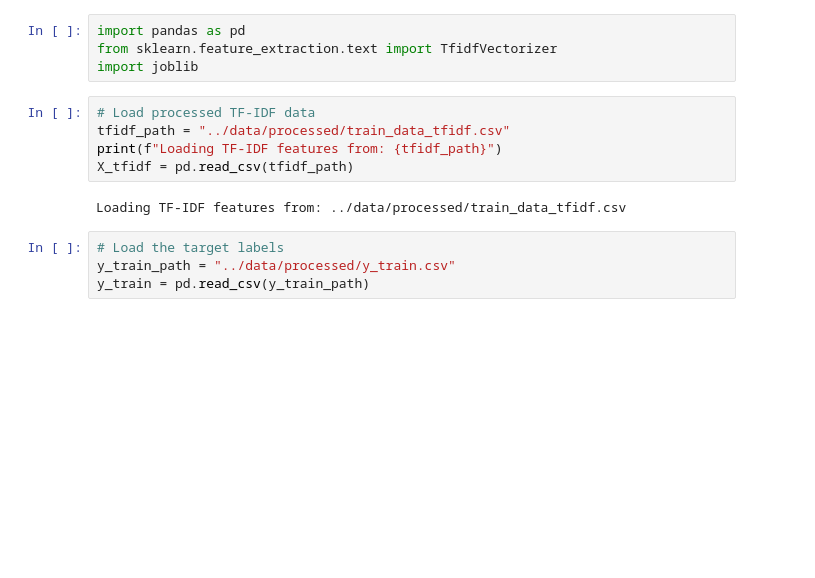
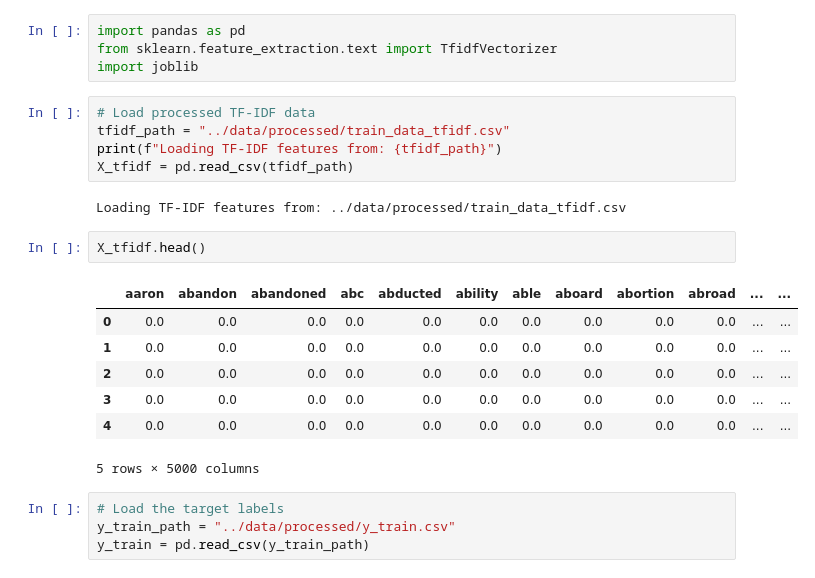
Before and after one commit to AarambhaAnta/movie-genre-classifier, a Jupyter notebook: notebooks/03_feature_engineering.ipynb, the cells around one changed output. Drawn from its saved outputs; the diff is of its cells as text; blank space fills up the shorter version.

```diff
--- a/notebooks/03_feature_engineering.ipynb
+++ b/notebooks/03_feature_engineering.ipynb
@@ -11,6 +11,16 @@ print(f"Loading TF-IDF features from: {tfidf_path}")
 X_tfidf = pd.read_csv(tfidf_path)
 # %% [output]
 Loading TF-IDF features from: ../data/processed/train_data_tfidf.csv
+# %%
+X_tfidf.head()
+# %% [output]
+|  | aaron | abandon | abandoned | abc | abducted | ability | able | aboard | abortion | abroad | ... | ... |
+| 0 | 0.0 | 0.0 | 0.0 | 0.0 | 0.0 | 0.0 | 0.0 | 0.0 | 0.0 | 0.0 | ... | ... |
+| 1 | 0.0 | 0.0 | 0.0 | 0.0 | 0.0 | 0.0 | 0.0 | 0.0 | 0.0 | 0.0 | ... | ... |
+| 2 | 0.0 | 0.0 | 0.0 | 0.0 | 0.0 | 0.0 | 0.0 | 0.0 | 0.0 | 0.0 | ... | ... |
+| 3 | 0.0 | 0.0 | 0.0 | 0.0 | 0.0 | 0.0 | 0.0 | 0.0 | 0.0 | 0.0 | ... | ... |
+| 4 | 0.0 | 0.0 | 0.0 | 0.0 | 0.0 | 0.0 | 0.0 | 0.0 | 0.0 | 0.0 | ... | ... |
+5 rows × 5000 columns
 # %%
 # Load the target labels
 y_train_path = "../data/processed/y_train.csv"
```
Also changed, not shown: parts of 4 cells of this notebook, 16 other files.
